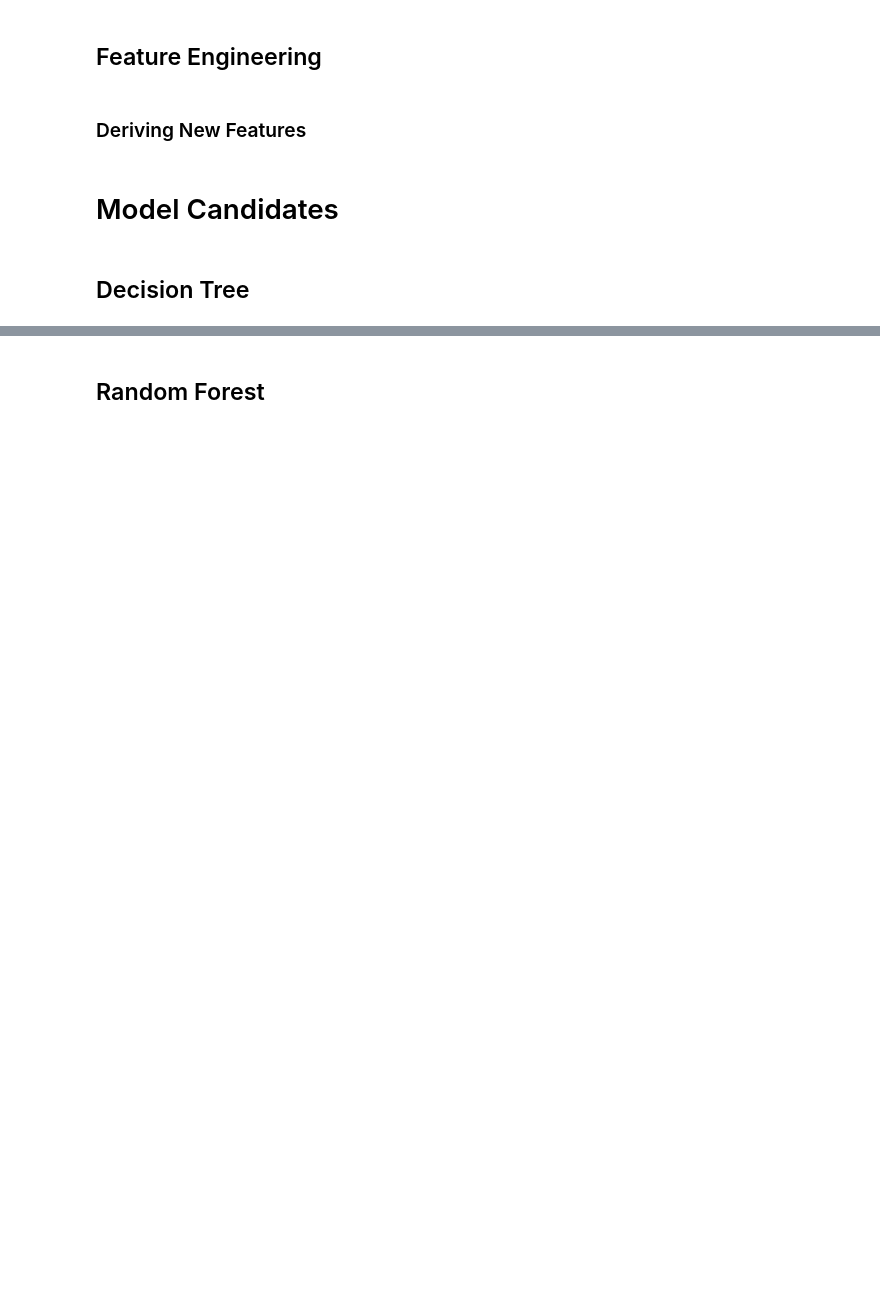
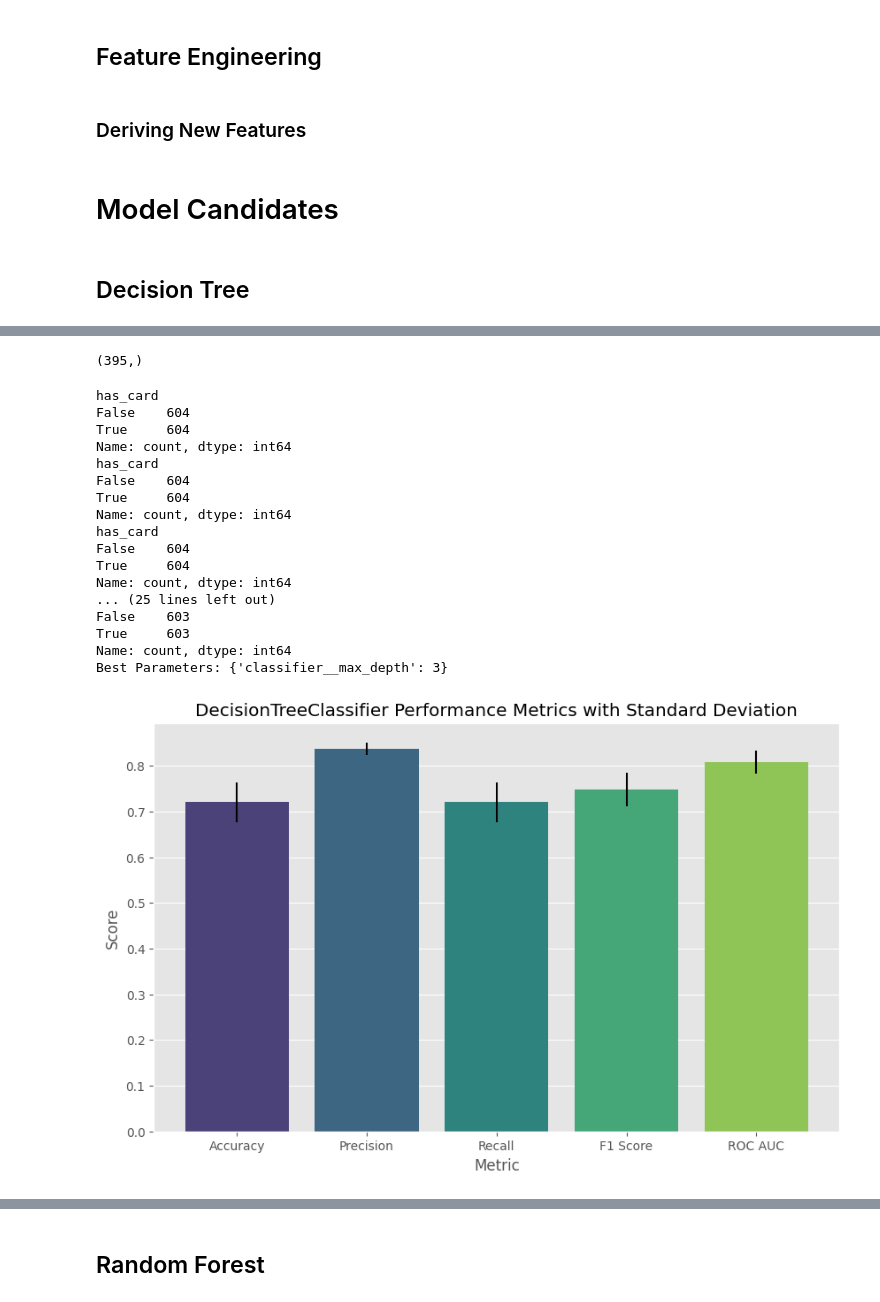
Before and after one commit to okaynils/fhnw-ds-aml, a Jupyter notebook: notebook.ipynb, the cells around one changed output, grey strips where cells are left out. Drawn from its saved outputs; the diff is of its cells as text; code cells hidden in the pictures; blank space fills up the shorter version.

```diff
--- a/notebook.ipynb
+++ b/notebook.ipynb
@@ -804,7 +804,7 @@ X = client_df
 y = X['has_card']
 X = X.drop(columns=['has_card', 'card_id', 'card_issued', 'card_type'])
 
-X_train, X_test, y_train, y_test = train_test_split(X, y, test_size=0.2, random_state=1337)
+X_train, X_test, y_train, y_test = train_test_split(X, y, test_size=0.1, random_state=1337)
 # %%
 print('Train set:')
 print(y_train.value_counts(normalize=True))
@@ -834,12 +834,20 @@ from sklearn.pipeline import Pipeline
 from sklearn.compose import ColumnTransformer
 from sklearn.preprocessing import OneHotEncoder, StandardScaler
 
-baseline_column_selection = X_train[['client_age', 'client_gender', 'client_district_region']]
+baseline_columns = ['client_age', 'client_gender', 'client_district_region']
+
+baseline_column_selection = X_train[baseline_columns]
 client_vol_bal_cols = X_train.filter(regex='(volume|balance)', axis=1).columns
 baseline_column_selection = pd.concat([baseline_column_selection, X_train[client_vol_bal_cols]], axis=1)
 
 baseline_cat_columns = baseline_column_selection.select_dtypes(include=['object'])
 baseline_num_columns = baseline_column_selection.select_dtypes(exclude=['object'])
+
+baseline_column_selection_test = X_test[baseline_columns]
+baseline_column_selection_test = pd.concat([baseline_column_selection_test, X_test[client_vol_bal_cols]], axis=1)
+
+baseline_cat_columns_test = baseline_column_selection_test.select_dtypes(include=['object'])
+baseline_num_columns_test = baseline_column_selection_test.select_dtypes(exclude=['object'])
 
 preprocessor = ColumnTransformer(
     transformers=[
@@ -915,0 +907,48 @@ print(tree_evaluation)
+# %%
+baseline_column_selection.shape,
+y_test.shape
+# %% [output]
+(395,)
+# %%
+from sklearn.tree import DecisionTreeClassifier
+
+base_pipeline = Pipeline([
+    ('preprocessor', preprocessor),
+    ('classifier', DecisionTreeClassifier(max_depth=5, random_state=1337))
+])
+
+param_grid = {
+    'classifier__max_depth': [3, 5, 7, 9, 11, 13, 15]
+}
+
+best_estimator, best_params, metrics_df, roc_curves, pr_curves, lift_probs, true_labels = cross_validate(
+    base_pipeline, param_grid, baseline_column_selection, y_train, 10
+)
+
+print("Best Parameters:", best_params)
+
+model_name = best_estimator.named_steps['classifier'].__class__.__name__
+plot_metrics(metrics_df, model_name)
+plot_roc_curve(roc_curves, metrics_df.mean(), model_name)
+plot_precision_recall_curve(pr_curves, model_name)
+plot_confusion_matrix(best_estimator, baseline_column_selection_test, y_test, model_name)
+plot_lift_curve(lift_probs, true_labels, model_name)
+# %% [output]
+has_card
+False    604
+True     604
+Name: count, dtype: int64
+has_card
+False    604
+True     604
+Name: count, dtype: int64
+has_card
+False    604
+True     604
+Name: count, dtype: int64
+... (25 lines left out)
+False    603
+True     603
+Name: count, dtype: int64
+Best Parameters: {'classifier__max_depth': 3}
+[figure, added]
```
Also changed, not shown: parts of 23 cells of this notebook, 1 other file.
